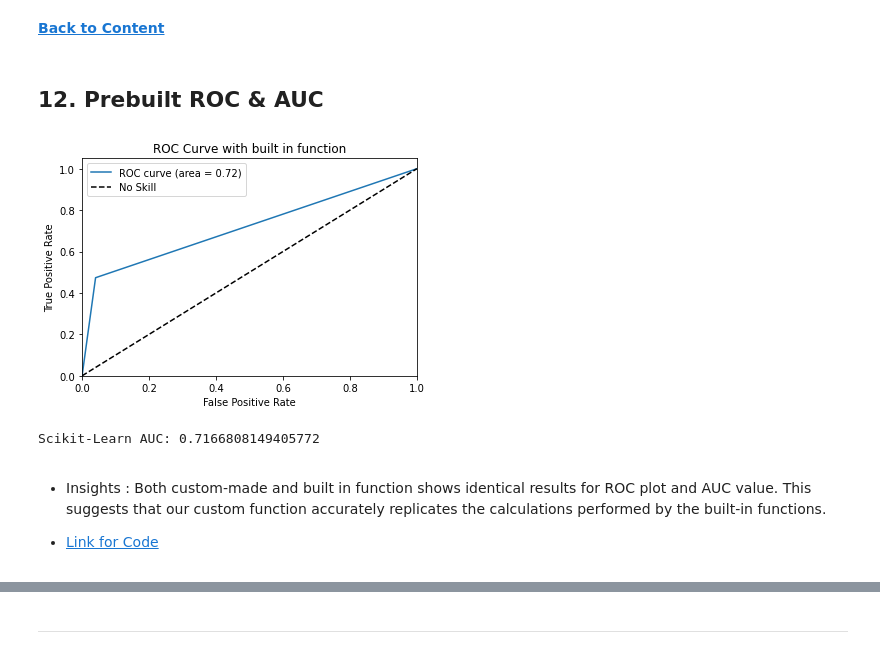
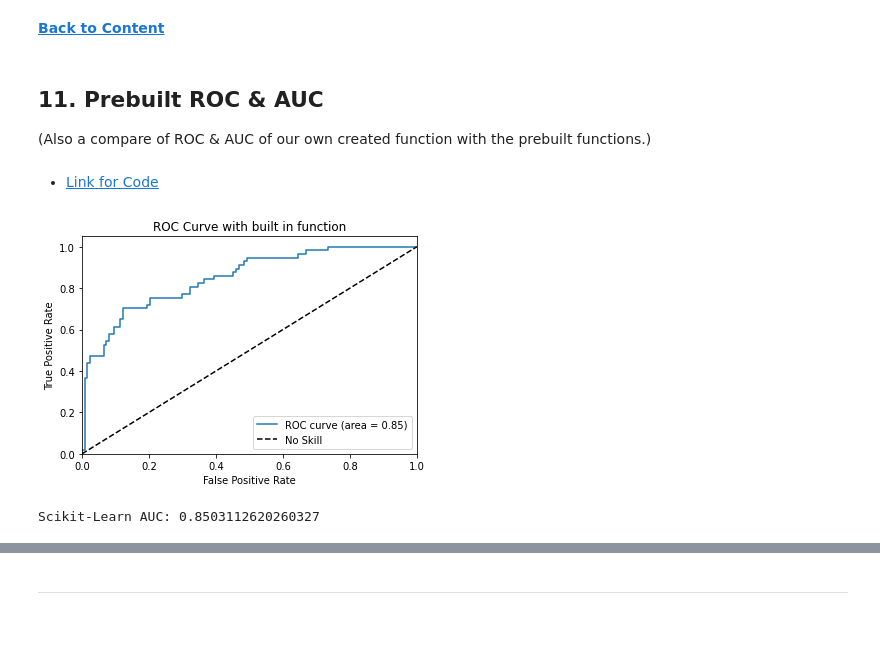
Before and after one commit to chetan5373/DAV-6150, a Jupyter notebook: M5_Assignment/C_Devarshi_M5_assn_.ipynb, the cells around one changed output, grey strips where cells are left out. Cells and saved outputs as stored; diff of their text form; code cells hidden in the pictures; blank space fills up the shorter version.

```diff
--- a/M5_Assignment/C_Devarshi_M5_assn_.ipynb
+++ b/M5_Assignment/C_Devarshi_M5_assn_.ipynb
@@ -889,36 +971,37 @@ F1 Score :  0.607
 # %% [markdown]
 <b> [Back to Content](#Content) </b>
 # %% [markdown]
-## 12. Prebuilt ROC & AUC
+## 11. Prebuilt ROC & AUC
+(Also a compare of ROC & AUC of our own created function with the prebuilt functions.)
 # %%
-# Calculate ROC curve and Plot it.
+# Calculate ROC curve and Plot it (Using sklearn Library).
 
-fpr, tpr, thresholds = roc_curve(df['class'], df['scored.class'])
+def prebuilt_plot_roc_cal_auc():
+    fpr, tpr, thresholds = roc_curve(df_sp['class'], df_sp['scored.probability'])
 
-roc_auc = auc(fpr, tpr)
+    roc_auc = auc(fpr, tpr)
 
-# Plot the ROC curve
-plt.figure()
-plt.plot(fpr, tpr, label='ROC curve (area = %0.2f)' % roc_auc)
-plt.plot([0, 1], [0, 1], 'k--', label='No Skill')
-plt.xlim([0.0, 1.0])
-plt.ylim([0.0, 1.05])
-plt.xlabel('False Positive Rate')
-plt.ylabel('True Positive Rate')
-plt.title('ROC Curve with built in function')
-plt.legend()
-plt.show()
+    # Plot the ROC curve
+    plt.figure()
+    plt.plot(fpr, tpr, label='ROC curve (area = %0.2f)' % roc_auc)
+    plt.plot([0, 1], [0, 1], 'k--', label='No Skill')
+    plt.xlim([0.0, 1.0])
+    plt.ylim([0.0, 1.05])
+    plt.xlabel('False Positive Rate')
+    plt.ylabel('True Positive Rate')
+    plt.title('ROC Curve with built in function')
+    plt.legend()
+    plt.show()
 
-# Calculating AUC using scikit-learn
-roc_auc_sklearn = roc_auc_score(df['class'], df['scored.class'])
+    # Calculating AUC using scikit-learn
+    roc_auc_sklearn = roc_auc_score(df_sp['class'], df_sp['scored.probability'])
 
-# Display the AUC values
-print("Scikit-Learn AUC:", roc_auc_sklearn)
+    # Display the AUC values
+    print("Scikit-Learn AUC:", roc_auc_sklearn)
-# %% [output]
-[figure, removed]
-Scikit-Learn AUC: 0.7166808149405772
-# %% [markdown]
-- Insights : Both custom-made and built in function shows identical results for ROC plot and AUC value. This suggests that our custom function accurately replicates the calculations performed by the built-in functions.
-
-
-- [Link for Code](https://www.geeksforgeeks.org/how-to-plot-roc-curve-in-python/)
+# %% [markdown]
+- [Link for Code](https://www.geeksforgeeks.org/how-to-plot-roc-curve-in-python/)
+# %%
+prebuilt_plot_roc_cal_auc()
+# %% [output]
+[figure, added]
+Scikit-Learn AUC: 0.8503112620260327
```
Also changed, not shown: parts of 46 cells of this notebook, 1 other file.
